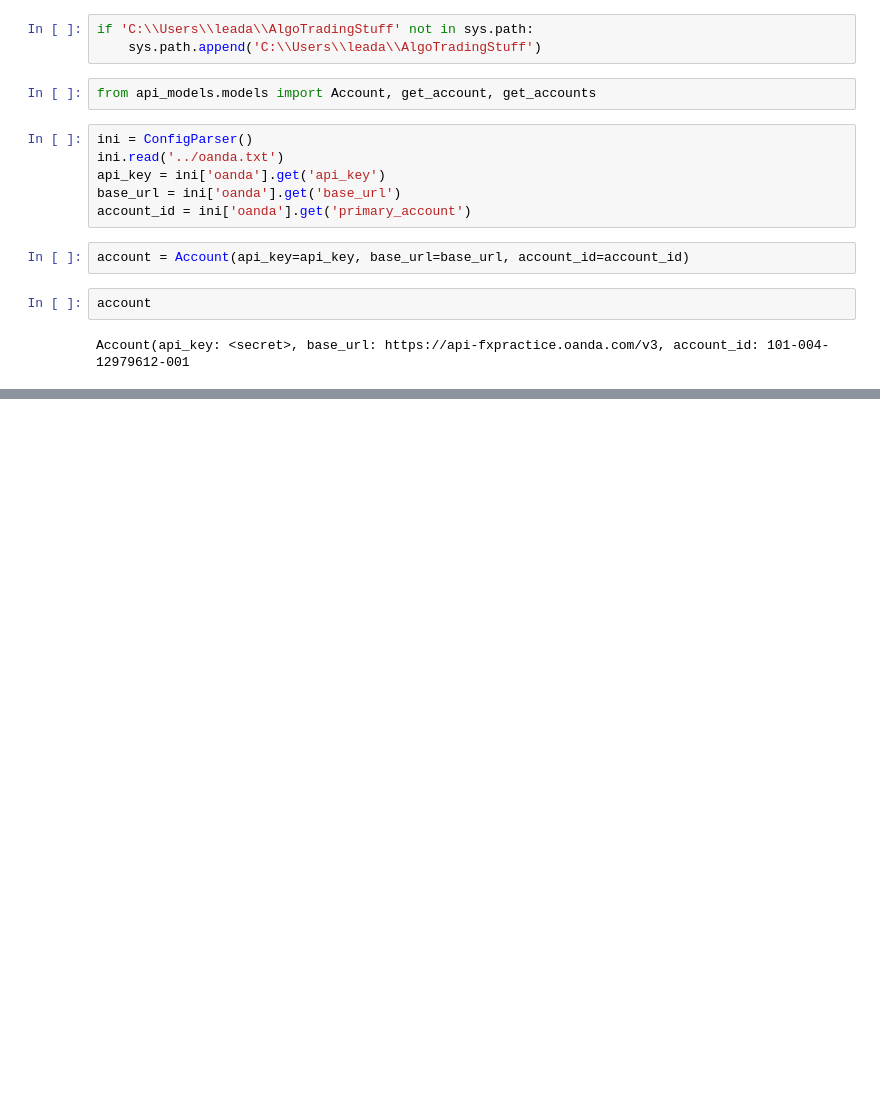
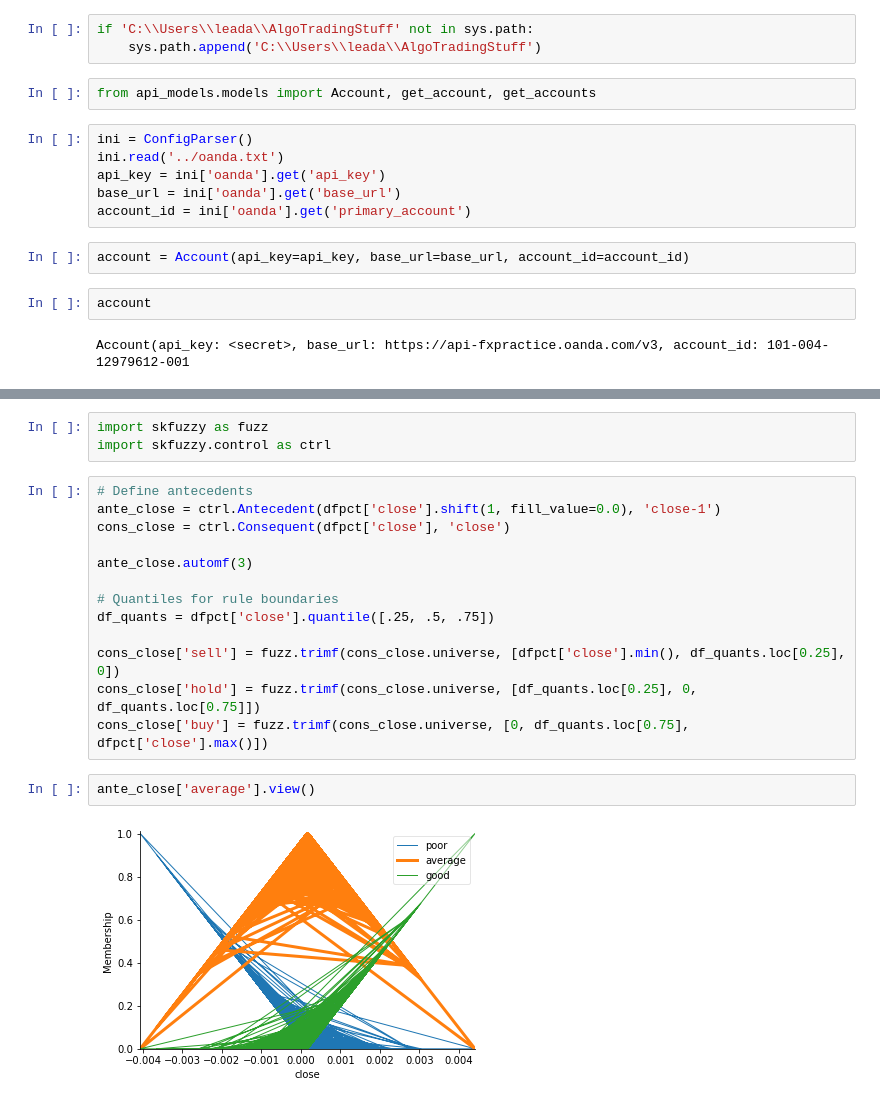
Before and after one commit to dcl10/AlgoTradingStuff, a Jupyter notebook: notebooks/try_Account.ipynb, the cells around one changed output, grey strips where cells are left out. Saved outputs shown, nothing was run; the diff lists cells and outputs as text; blank space fills up the shorter version.

```diff
--- a/notebooks/try_Account.ipynb
+++ b/notebooks/try_Account.ipynb
@@ -90,0 +106,20 @@ adfuller(dfpct['open'])
+# %%
+import skfuzzy as fuzz
+import skfuzzy.control as ctrl
+# %%
+# Define antecedents
+ante_close = ctrl.Antecedent(dfpct['close'].shift(1, fill_value=0.0), 'close-1')
+cons_close = ctrl.Consequent(dfpct['close'], 'close')
+
+ante_close.automf(3)
+
+# Quantiles for rule boundaries
+df_quants = dfpct['close'].quantile([.25, .5, .75])
+
+cons_close['sell'] = fuzz.trimf(cons_close.universe, [dfpct['close'].min(), df_quants.loc[0.25], 0])
+cons_close['hold'] = fuzz.trimf(cons_close.universe, [df_quants.loc[0.25], 0, df_quants.loc[0.75]])
+cons_close['buy'] = fuzz.trimf(cons_close.universe, [0, df_quants.loc[0.75], dfpct['close'].max()])
+# %%
+ante_close['average'].view()
+# %% [output]
+[figure, added]
```
Also changed, not shown: parts of 8 cells of this notebook, 1 other file.
